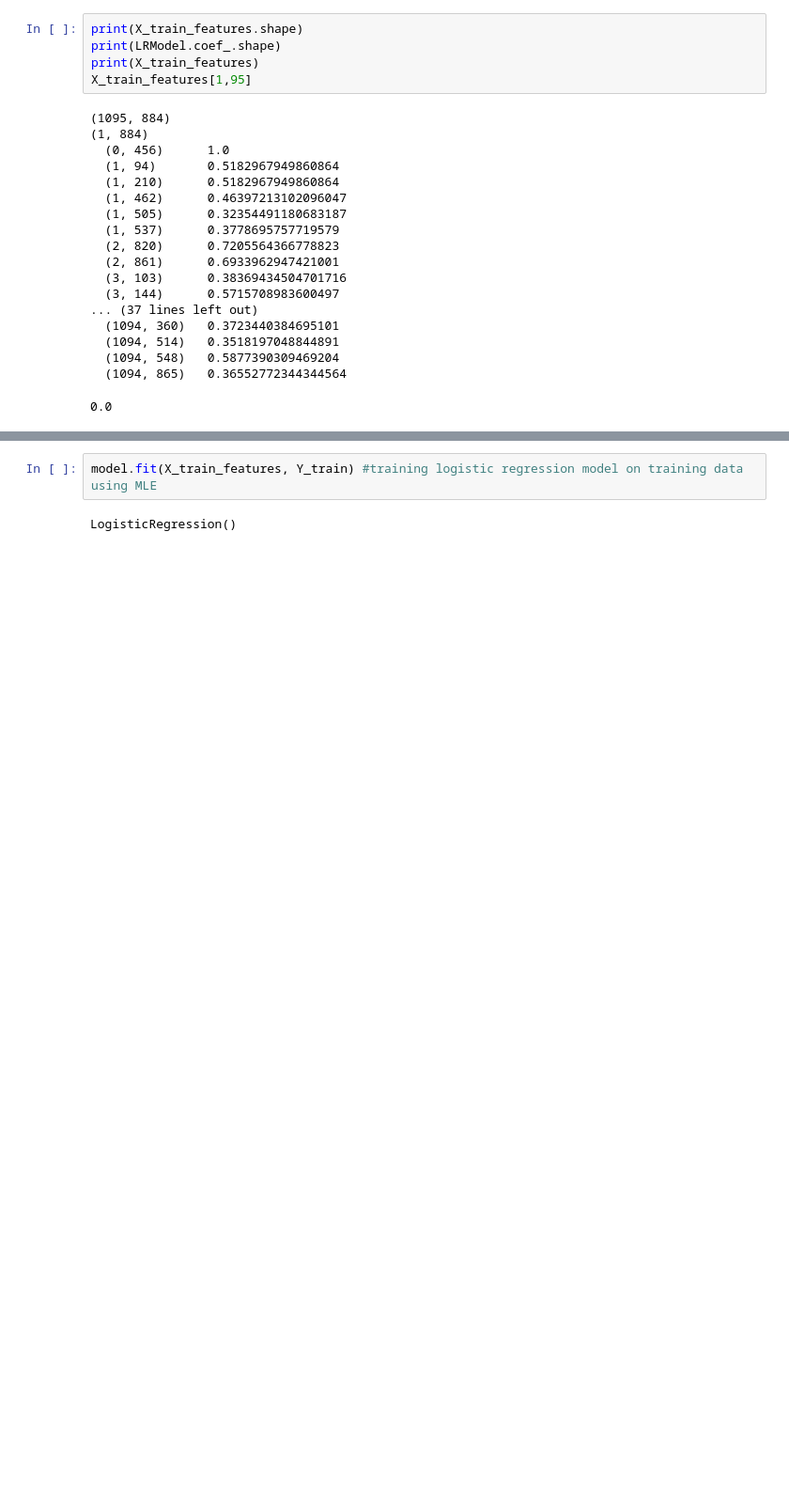
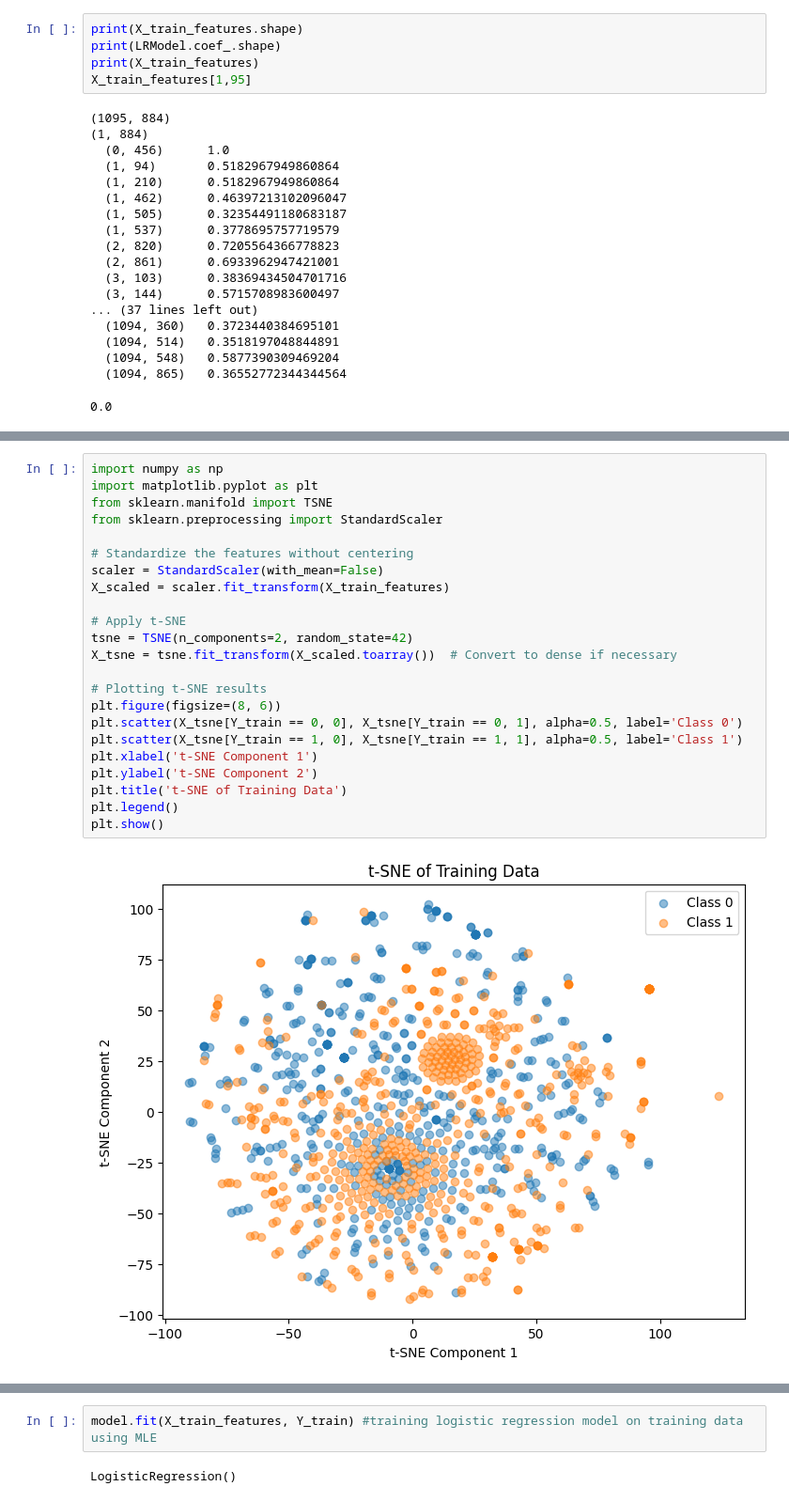
Before and after one commit to schandrachary/STA314, a Jupyter notebook: Scratchpad/classifier2-shiva.ipynb, the cells around one changed output, grey strips where cells are left out. Shown at 94% size. Cells and saved outputs as stored; diff of their text form; blank space fills up the shorter version.

```diff
--- a/Scratchpad/classifier2-shiva.ipynb
+++ b/Scratchpad/classifier2-shiva.ipynb
@@ -294,0 +336,25 @@ X_train_features[1,95]
+# %%
+import numpy as np
+import matplotlib.pyplot as plt
+from sklearn.manifold import TSNE
+from sklearn.preprocessing import StandardScaler
+
+# Standardize the features without centering
+scaler = StandardScaler(with_mean=False)
+X_scaled = scaler.fit_transform(X_train_features)
+
+# Apply t-SNE
+tsne = TSNE(n_components=2, random_state=42)
+X_tsne = tsne.fit_transform(X_scaled.toarray())  # Convert to dense if necessary
+
+# Plotting t-SNE results
+plt.figure(figsize=(8, 6))
+plt.scatter(X_tsne[Y_train == 0, 0], X_tsne[Y_train == 0, 1], alpha=0.5, label='Class 0')
+plt.scatter(X_tsne[Y_train == 1, 0], X_tsne[Y_train == 1, 1], alpha=0.5, label='Class 1')
+plt.xlabel('t-SNE Component 1')
+plt.ylabel('t-SNE Component 2')
+plt.title('t-SNE of Training Data')
+plt.legend()
+plt.show()
+# %% [output]
+[figure, added]
```
Also changed, not shown: parts of 4 cells of this notebook.
